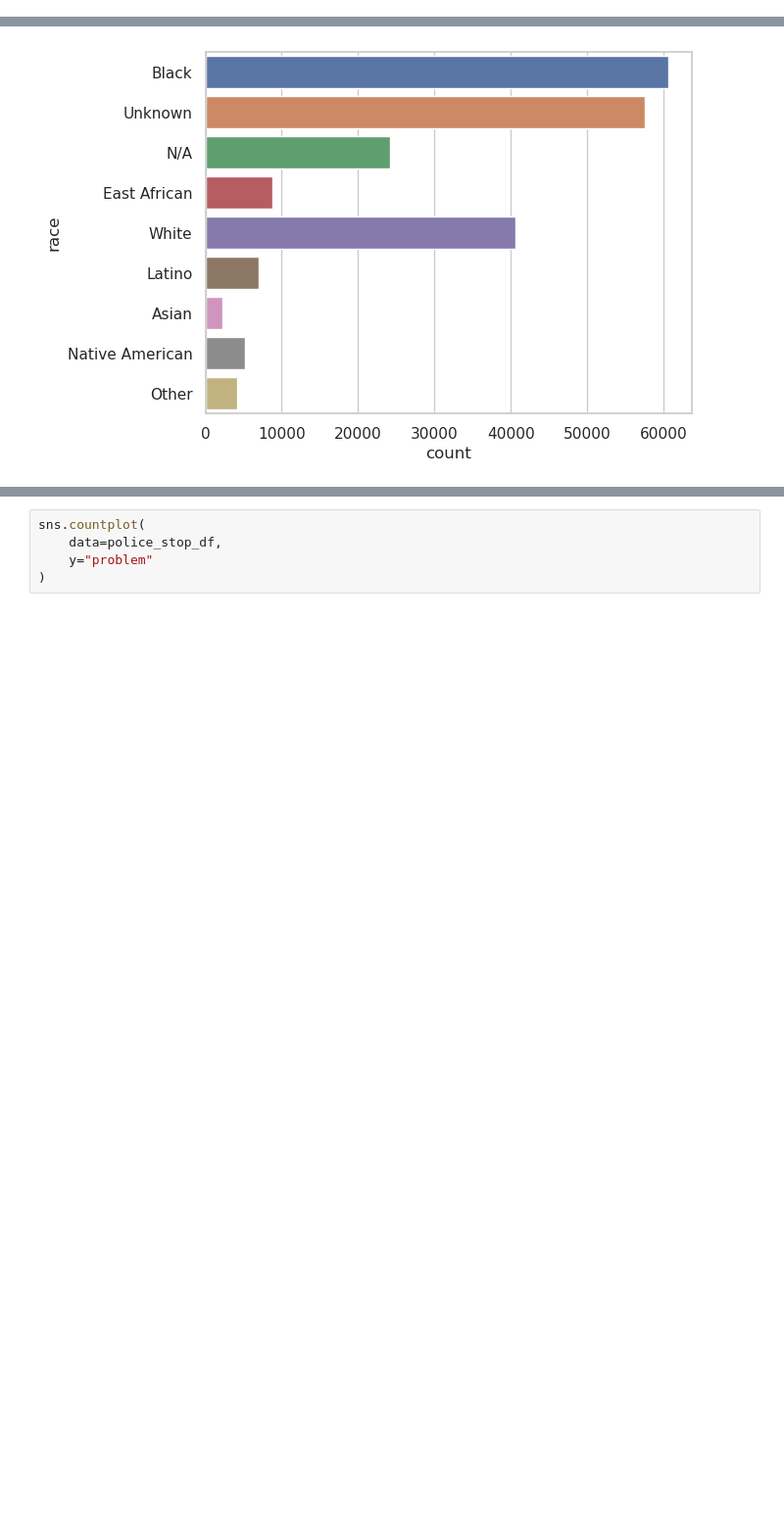
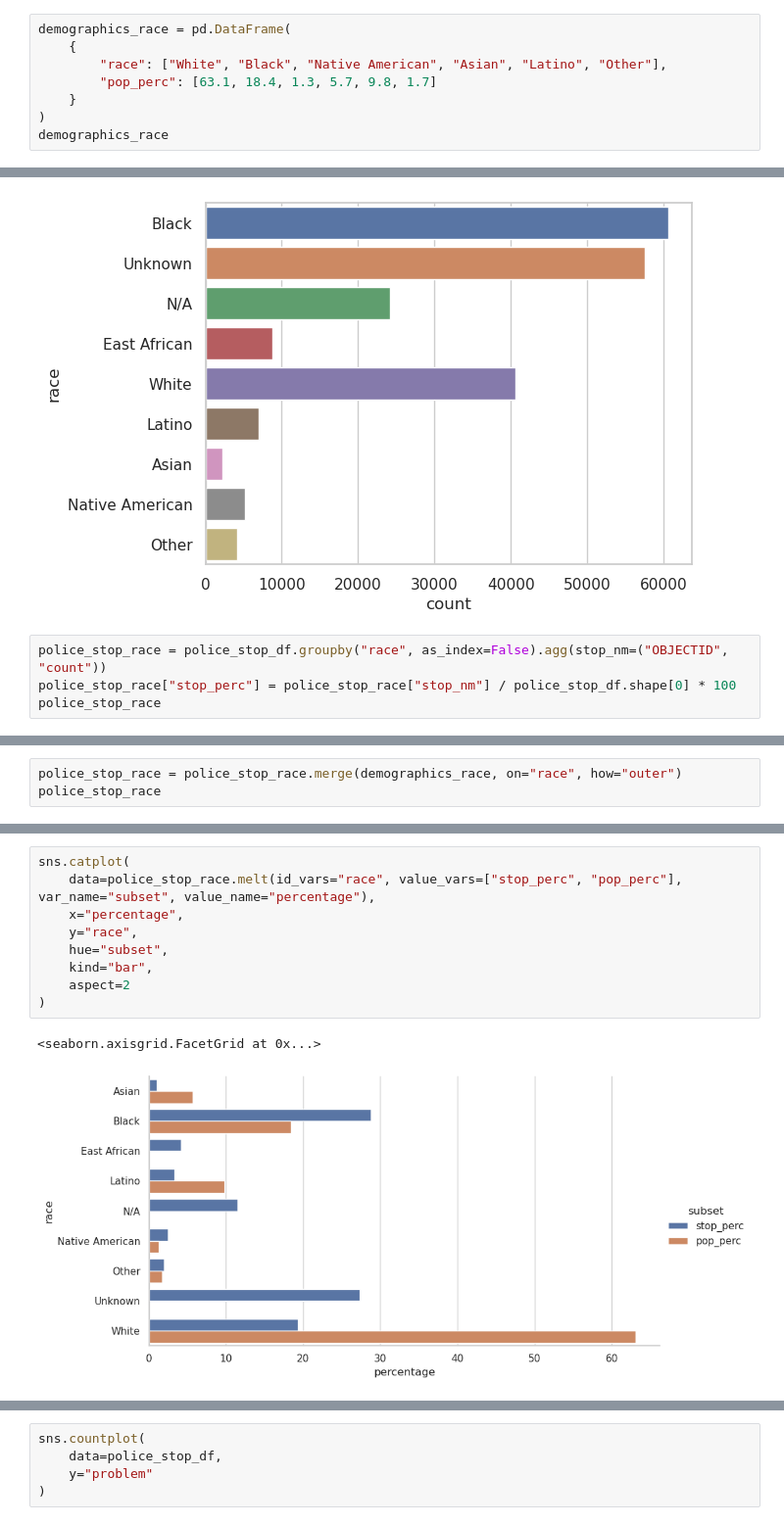
Before and after one commit to aoguedao/ds4sj-brown, a Jupyter notebook: lessons/police-force.ipynb, the cells around one changed output, grey strips where cells are left out. Shown at 98% size. Drawn from its saved outputs; the diff is of its cells as text; blank space fills up the shorter version.

```diff
--- a/lessons/police-force.ipynb
+++ b/lessons/police-force.ipynb
@@ -11,0 +20,8 @@ sns.set_theme(style="whitegrid")
+# %%
+demographics_race = pd.DataFrame(
+    {
+        "race": ["White", "Black", "Native American", "Asian", "Latino", "Other"],
+        "pop_perc": [63.1, 18.4, 1.3, 5.7, 9.8, 1.7]
+    }
+)
+demographics_race
@@ -79,3 +103,7 @@ sns.countplot(
 # %% [output]
 <AxesSubplot: xlabel='count', ylabel='race'>
 [figure]
+# %%
+police_stop_race = police_stop_df.groupby("race", as_index=False).agg(stop_nm=("OBJECTID", "count"))
+police_stop_race["stop_perc"] = police_stop_race["stop_nm"] / police_stop_df.shape[0] * 100
+police_stop_race
@@ -81,0 +121,3 @@ sns.countplot(
+# %%
+police_stop_race = police_stop_race.merge(demographics_race, on="race", how="outer")
+police_stop_race
@@ -81,0 +135,12 @@ sns.countplot(
+# %%
+sns.catplot(
+    data=police_stop_race.melt(id_vars="race", value_vars=["stop_perc", "pop_perc"], var_name="subset", value_name="percentage"),
+    x="percentage",
+    y="race",
+    hue="subset",
+    kind="bar",
+    aspect=2
+)
+# %% [output]
+<seaborn.axisgrid.FacetGrid at 0x...>
+[figure, added]
```
Also changed, not shown: parts of 17 cells of this notebook.
